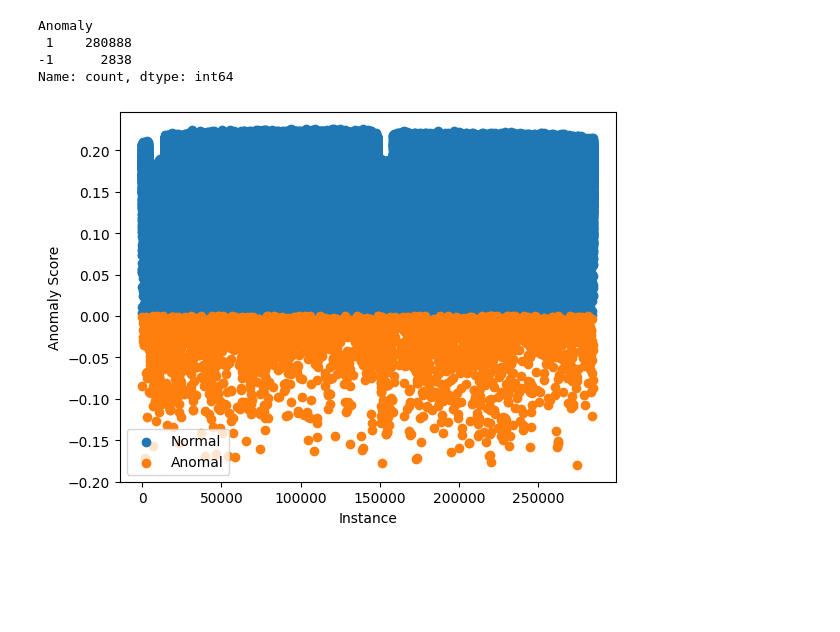
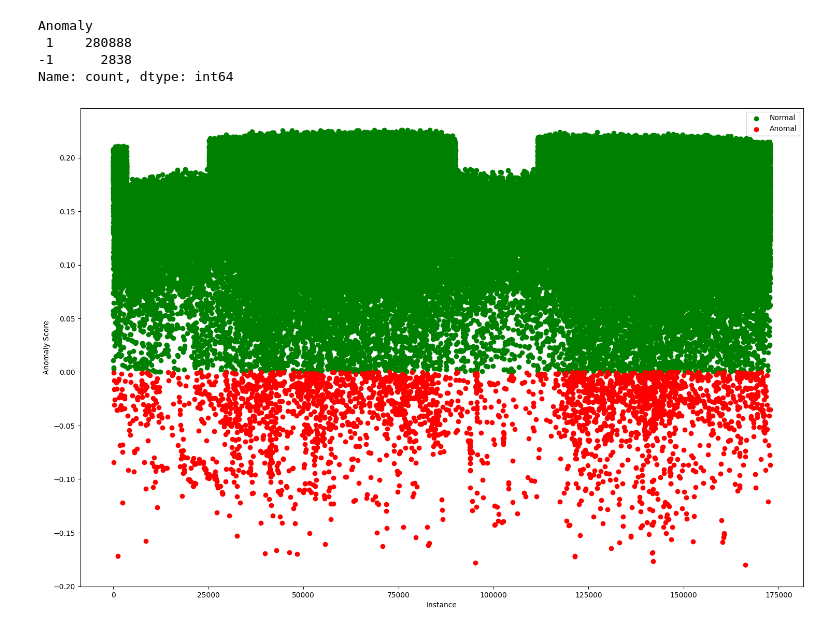
Before and after one commit to codeboyz12/data_science_cv, a Jupyter notebook: fraud_detection/creditcard_fraud.ipynb, the cells around one changed output. Drawn from its saved outputs; the diff is of its cells as text; code cells hidden in the pictures; blank space fills up the shorter version.

Commit message:
Scaling visualization and plot respect to Time

```diff
--- a/fraud_detection/creditcard_fraud.ipynb
+++ b/fraud_detection/creditcard_fraud.ipynb
@@ -181,12 +181,14 @@ Name: count, dtype: int64
 # %%
 normal = data_set[data_set["Anomaly"] == 1]
 anomal = data_set[data_set["Anomaly"] == -1]
 
-plt.scatter(normal.index, normal["Anomaly_Score"], label="Normal")
-plt.scatter(anomal.index, anomal["Anomaly_Score"], label="Anomal")
+plt.figure(figsize=(18,12))
+
+plt.scatter(normal["Time"], normal["Anomaly_Score"], label="Normal", c="green")
+plt.scatter(anomal["Time"], anomal["Anomaly_Score"], label="Anomal", c="red")
 plt.xlabel("Instance")
 plt.ylabel("Anomaly Score")
 plt.legend()
 plt.show()
 # %% [output]
-[figure, old version]
+[figure, new version]
```
